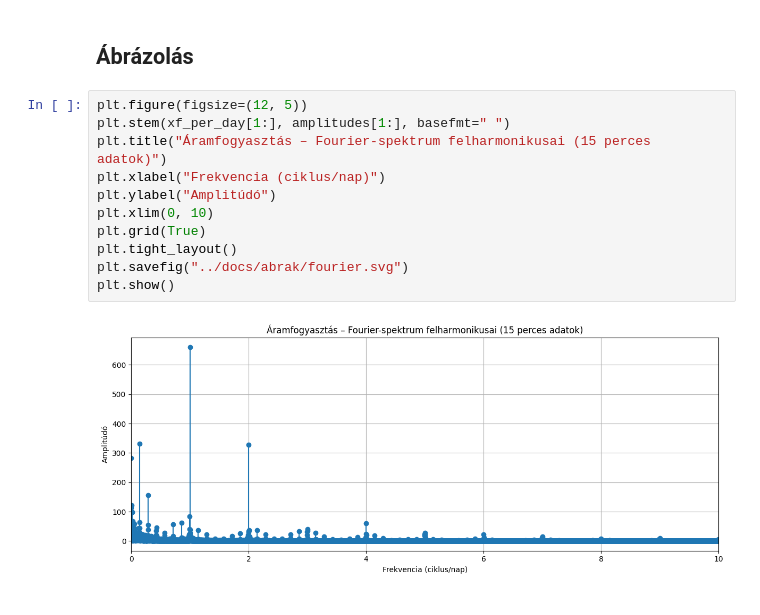
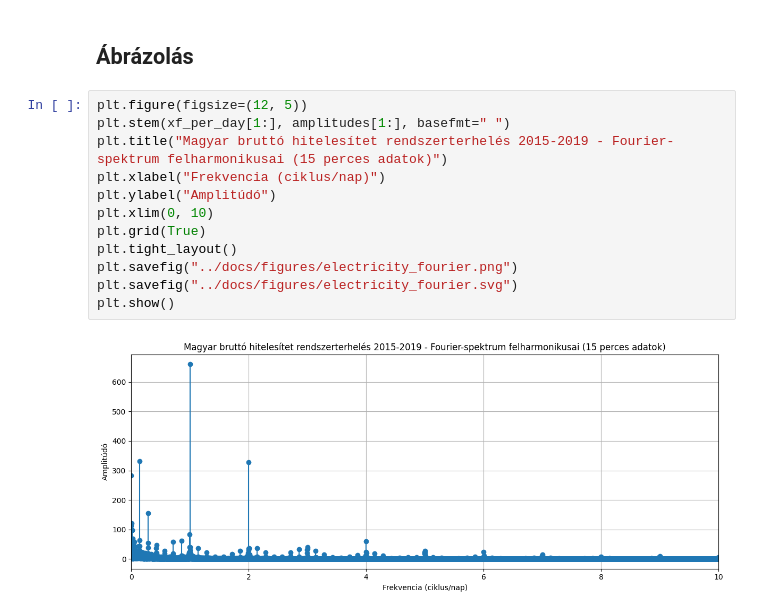
Before and after one commit to titinho/Projektfeladat, a Jupyter notebook: notebooks/fourier.ipynb, the cells around one changed output. Saved outputs shown, nothing was run; the diff lists cells and outputs as text.

Commit message:
feat: fourier analysis added

```diff
--- a/notebooks/fourier.ipynb
+++ b/notebooks/fourier.ipynb
@@ -29,13 +45,14 @@ xf_per_day = xf * 60 * 24
 # %%
 plt.figure(figsize=(12, 5))
 plt.stem(xf_per_day[1:], amplitudes[1:], basefmt=" ")
-plt.title("Áramfogyasztás – Fourier-spektrum felharmonikusai (15 perces adatok)")
+plt.title("Magyar bruttó hitelesítet rendszerterhelés 2015-2019 - Fourier-spektrum felharmonikusai (15 perces adatok)")
 plt.xlabel("Frekvencia (ciklus/nap)")
 plt.ylabel("Amplitúdó")
 plt.xlim(0, 10)
 plt.grid(True)
 plt.tight_layout()
-plt.savefig("../docs/abrak/fourier.svg")
+plt.savefig("../docs/figures/electricity_fourier.png")
+plt.savefig("../docs/figures/electricity_fourier.svg")
 plt.show()
 # %% [output]
-[figure, old version]
+[figure, new version]
```
Also changed, not shown: parts of 2 cells of this notebook, 1 other file.
